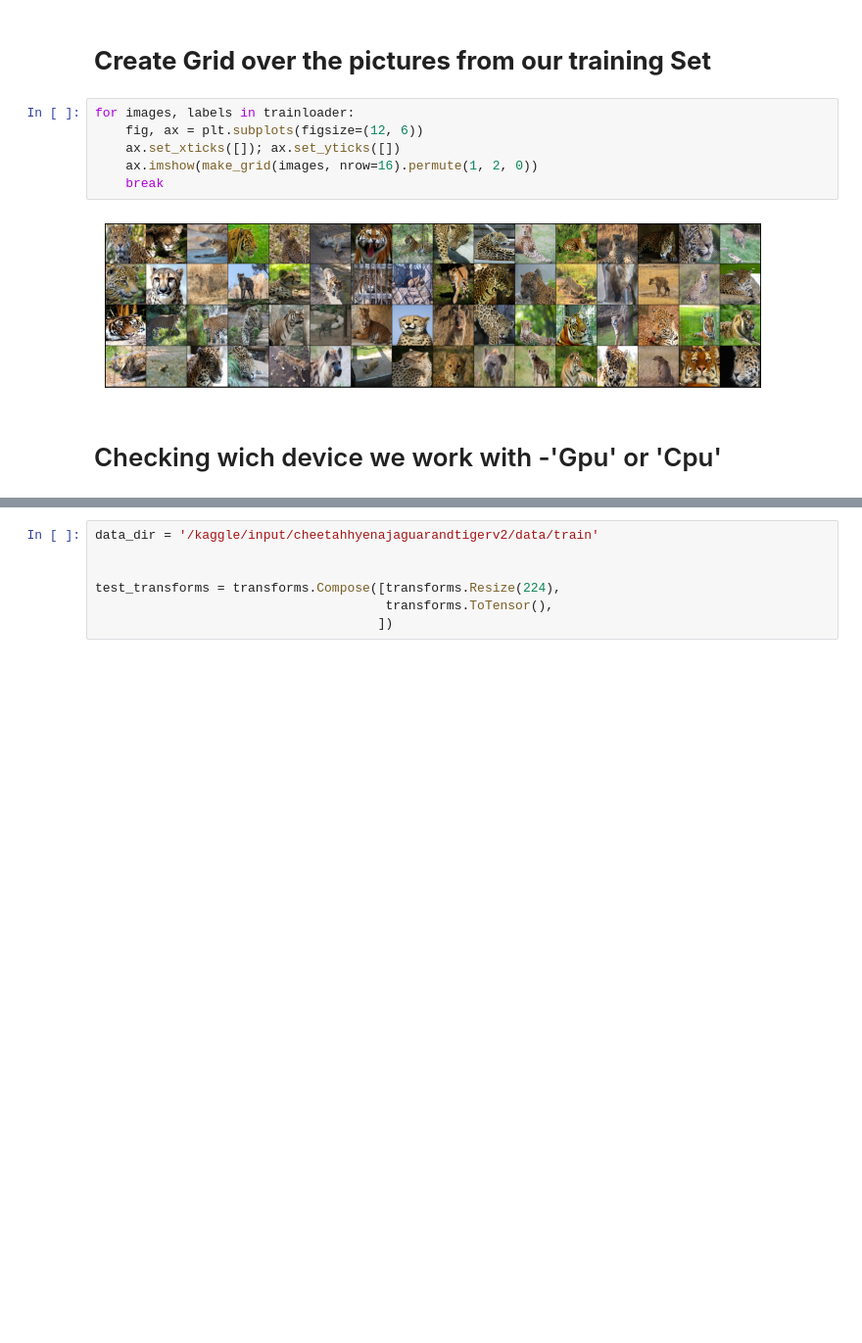
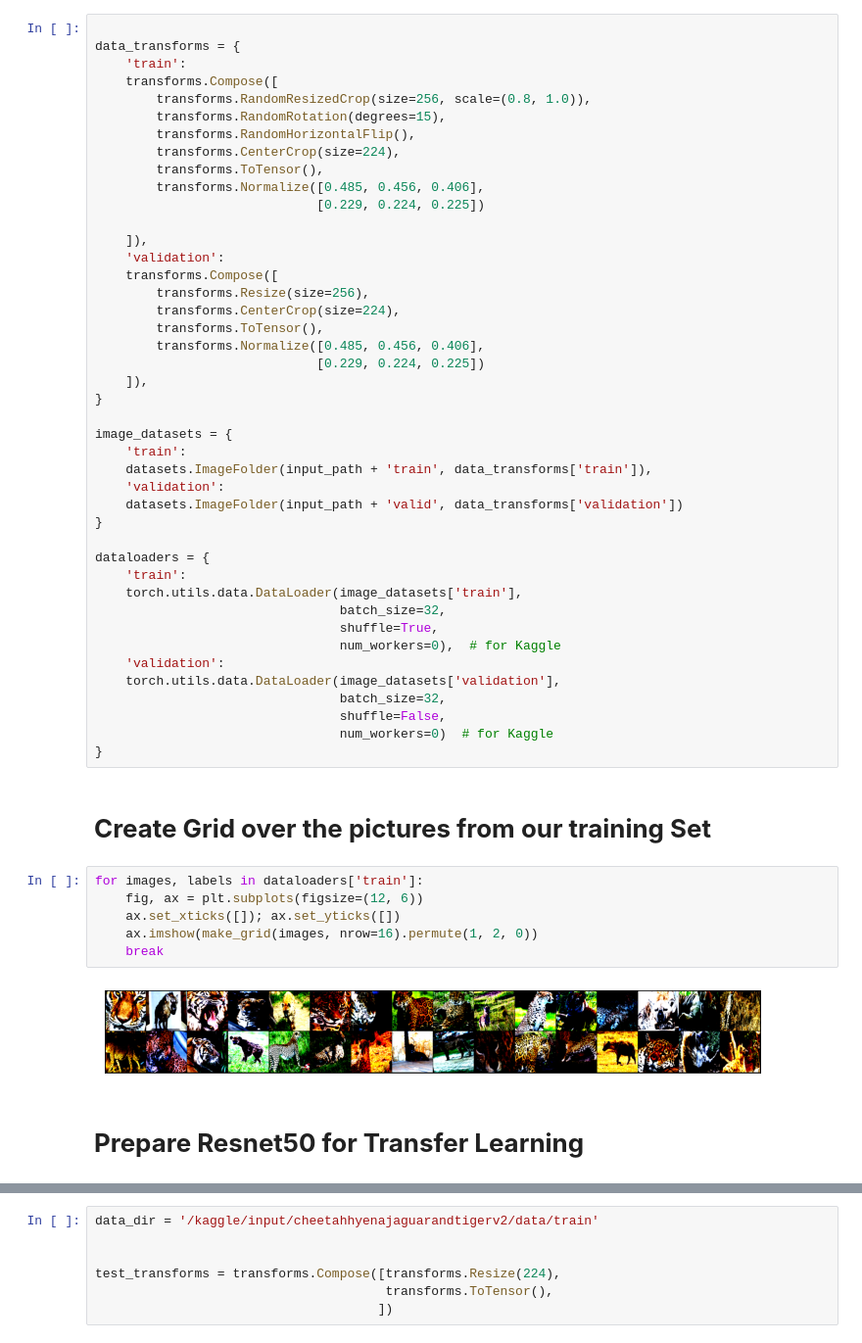
Before and after one commit to Omeritzio/Cheetah-Hyena-Jaguar-and-Tiger, a Jupyter notebook: cheetah-hyena-jaguar-and-tiger-classification.ipynb, the cells around one changed output, grey strips where cells are left out. Shown: that part at 98% size. Saved outputs shown, nothing was run; the diff lists cells and outputs as text; blank space fills up the shorter version.

Commit message:
Kaggle Notebook | Cheetah-Hyena-Jaguar-and-Tiger-Classification | Version 9

```diff
--- a/cheetah-hyena-jaguar-and-tiger-classification.ipynb
+++ b/cheetah-hyena-jaguar-and-tiger-classification.ipynb
@@ -128,12 +49,55 @@ print(trainloader.dataset.classes)
+# %%
+
+data_transforms = {
+    'train':
+    transforms.Compose([
+        transforms.RandomResizedCrop(size=256, scale=(0.8, 1.0)),
+        transforms.RandomRotation(degrees=15),
+        transforms.RandomHorizontalFlip(),
+        transforms.CenterCrop(size=224),
+        transforms.ToTensor(),
+        transforms.Normalize([0.485, 0.456, 0.406],
+                             [0.229, 0.224, 0.225])
+
+    ]),
+    'validation':
+    transforms.Compose([
+        transforms.Resize(size=256),
+        transforms.CenterCrop(size=224),
+        transforms.ToTensor(),
+        transforms.Normalize([0.485, 0.456, 0.406],
+                             [0.229, 0.224, 0.225])
+    ]),
+}
+
+image_datasets = {
+    'train':
+    datasets.ImageFolder(input_path + 'train', data_transforms['train']),
+    'validation':
+    datasets.ImageFolder(input_path + 'valid', data_transforms['validation'])
+}
+
+dataloaders = {
+    'train':
+    torch.utils.data.DataLoader(image_datasets['train'],
+                                batch_size=32,
+                                shuffle=True,
+                                num_workers=0),  # for Kaggle
+    'validation':
+    torch.utils.data.DataLoader(image_datasets['validation'],
+                                batch_size=32,
+                                shuffle=False,
+                                num_workers=0)  # for Kaggle
+}
 # %% [markdown]
 # **Create Grid over the pictures from our training Set**
 # %%
-for images, labels in trainloader:
+for images, labels in dataloaders['train']:
     fig, ax = plt.subplots(figsize=(12, 6))
     ax.set_xticks([]); ax.set_yticks([])
     ax.imshow(make_grid(images, nrow=16).permute(1, 2, 0))
     break
 # %% [output]
-[figure, old version]
+[figure, new version]
-# %% [markdown]
-# Checking wich device we work with -'Gpu' or 'Cpu'
+# %% [markdown]
+# **Prepare Resnet50 for Transfer Learning**
```
Also changed, not shown: parts of 52 cells of this notebook.
